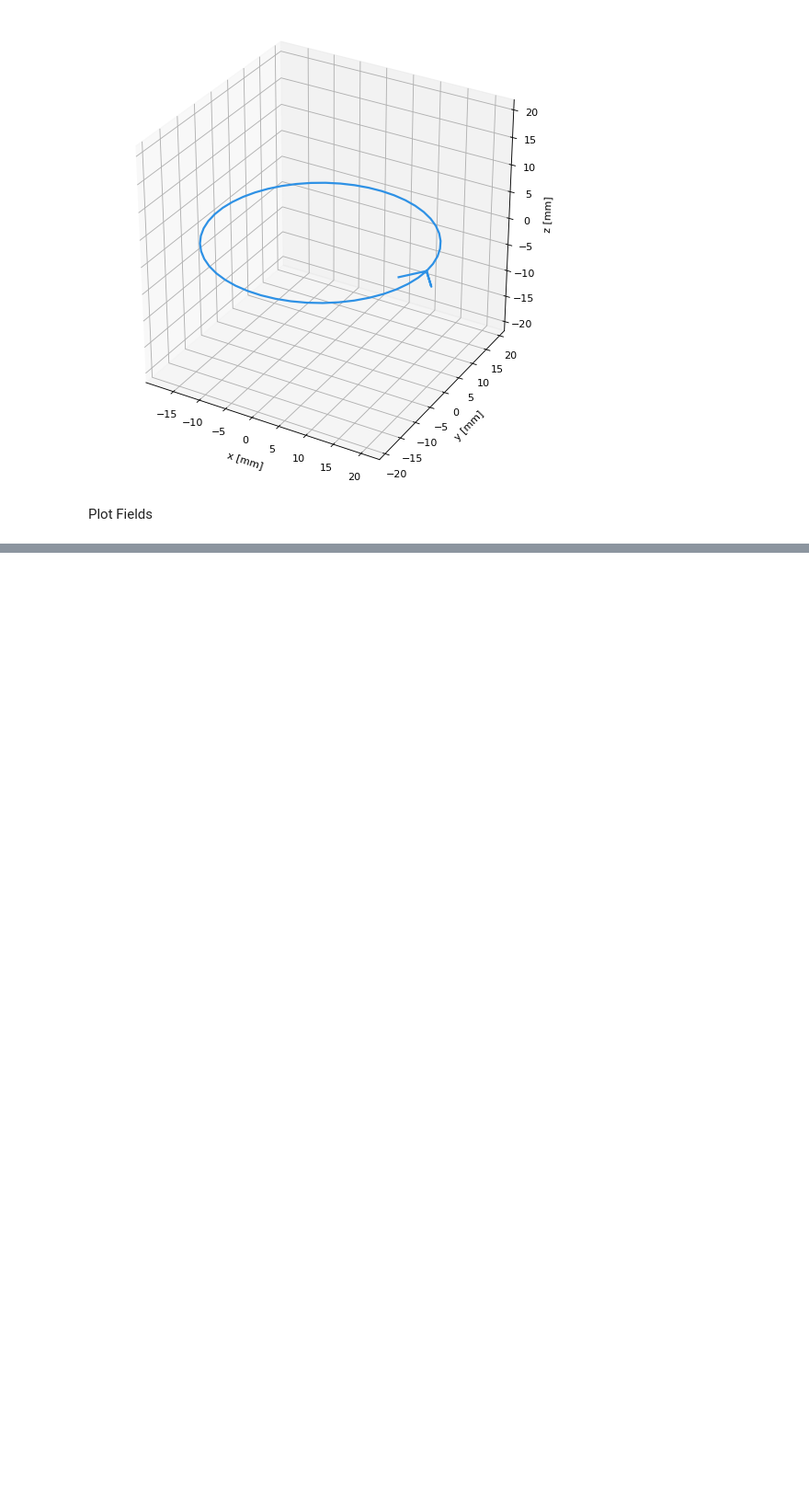
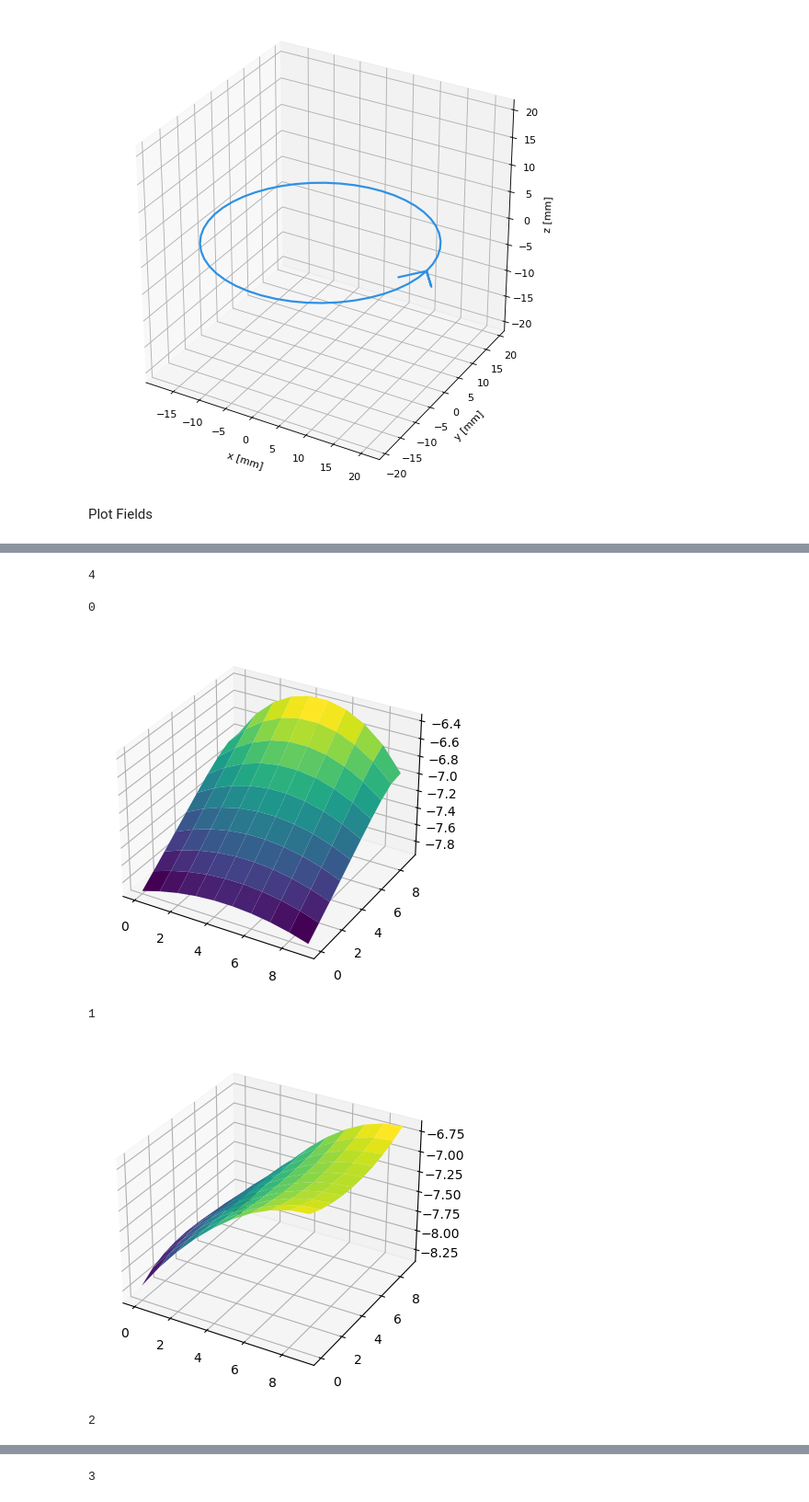
Before and after one commit to ConnectedSystemsLab/NFC, a Jupyter notebook: Localization_Model.ipynb, the cells around one changed output, grey strips where cells are left out. Shown at 92% size. Drawn from its saved outputs; the diff is of its cells as text; code cells hidden in the pictures; blank space fills up the shorter version.

```diff
--- a/Localization_Model.ipynb
+++ b/Localization_Model.ipynb
@@ -205,0 +328,24 @@ HI
+# %%
+X_Features = []
+Y_Labels = []
+x = np.arange(0,10,.2)
+y = np.arange(0,10,.2)
+for x_index in x:
+    for y_index in y:
+        for chan in range(0,4):
+            Y_Labels.append([x_index,y_index])
+            feature_ray = []
+            for chan in range(0,4):
+                if chan == 0:
+                    k=10.2
+                elif chan == 1:
+                    k=10.2
+                elif chan == 2:
+                    k = 10.2
+                elif chan == 3:
+                    k = 10.2
+                feature_ray.append(get_signal_new(k,(x_index,y_index),10.2))
+            X_Features.append(feature_ray)
+
+analytical_modal = KNeighborsRegressor(n_neighbors=2)
+analytical_modal.fit(X_Features,Y_Labels)
@@ -205,0 +361,32 @@ HI
+# %%
+k_params = [np.log10(channel1_mat)[9,4] - np.log10(get_signal_new(2,(9,4),0)),
+np.log10(channel2_mat)[4,0] - np.log10(get_signal_new(0,(4,0),0)),
+np.log10(channel3_mat)[4,9] - np.log10(get_signal_new(3,(4,9),0)),
+np.log10(channel4_mat)[0,4] - np.log10(get_signal_new(1,(0,4),0))]
+# %% [output]
+4
+# %%
+sim_mats = []
+for i in range(0,4):
+    print(i)
+    fig = plt.figure()
+    ax = plt.axes(projection='3d')
+    x = np.arange(0,10,1)
+    y = np.arange(0,10,1)
+    X, Y = np.meshgrid(x, y)
+    matrix = np.zeros((10,10))
+    for xi in x:
+        for yi in y:
+            matrix[xi][yi] = np.log10(get_signal_new(i,(xi,yi),1))
+    ax.plot_surface(X, Y, matrix, rstride=1, cstride=1,
+                    cmap='viridis', edgecolor='none')
+    plt.show()
+    sim_mats.append(matrix)
+nkfig = sim_mats[2] + sim_mats[1] - sim_mats[0] - sim_mats[3]
+plot_field(nkfig)
+# %% [output]
+0
+[figure, added]
+1
+[figure, added]
+2
@@ -205,0 +394 @@ HI
+3
```
Also changed, not shown: parts of 15 cells of this notebook.
